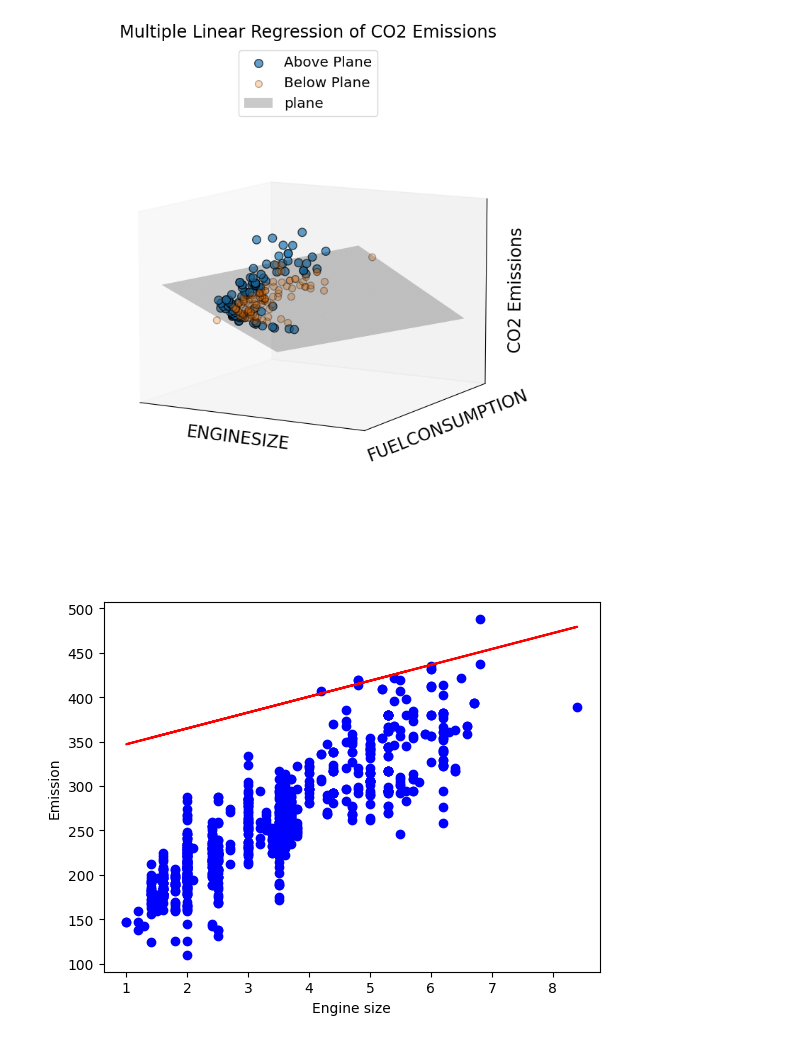
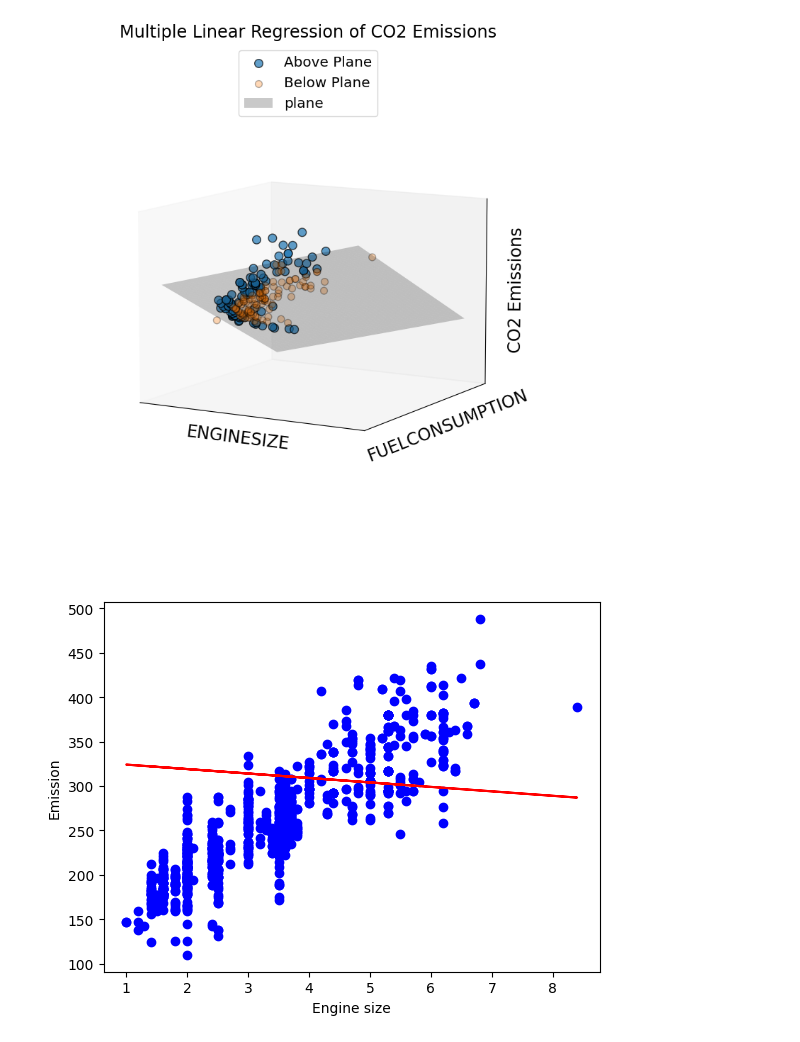
Before and after one commit to dipak1920basnet/multiple_linear_regression, a Jupyter notebook: multiple.ipynb, the cells around one changed output. Cells and saved outputs as stored; diff of their text form; code cells hidden in the pictures.

```diff
--- a/multiple.ipynb
+++ b/multiple.ipynb
@@ -170,9 +170,9 @@ plt.show()
 [figure]
 # %%
 plt.scatter(X_train[:,0], y_train,  color='blue')
-plt.plot(X_train[:,0], coef_[0] * X_train[:,0] + float(intercept_), '-r')
+plt.plot(X_train[:,0], coef_[1] * X_train[:,0] + float(intercept_), '-r')
 plt.xlabel("Engine size")
 plt.ylabel("Emission")
 plt.show()
 # %% [output]
-[figure, old version]
+[figure, new version]
```
Also changed, not shown: parts of 1 cell of this notebook.
